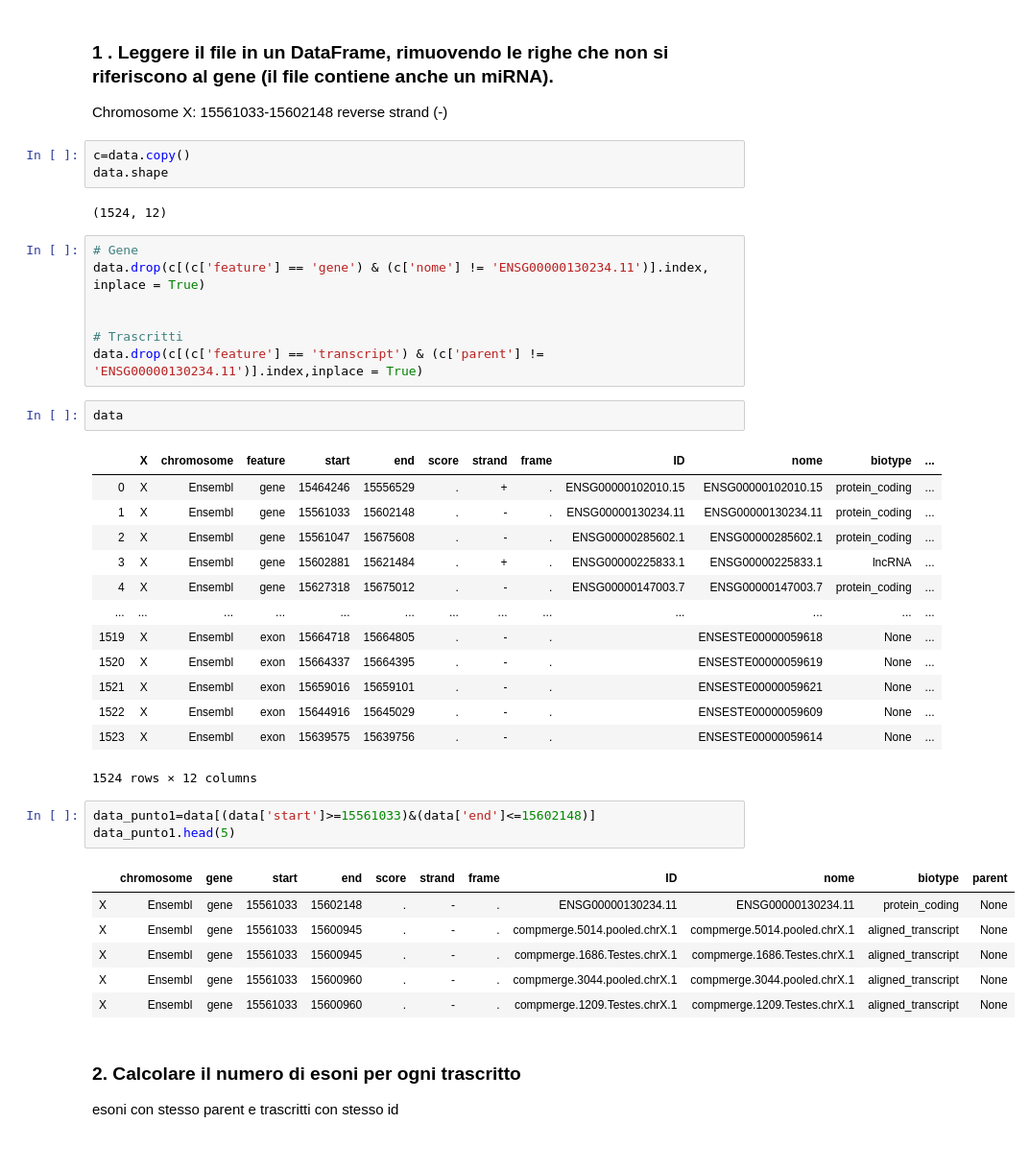
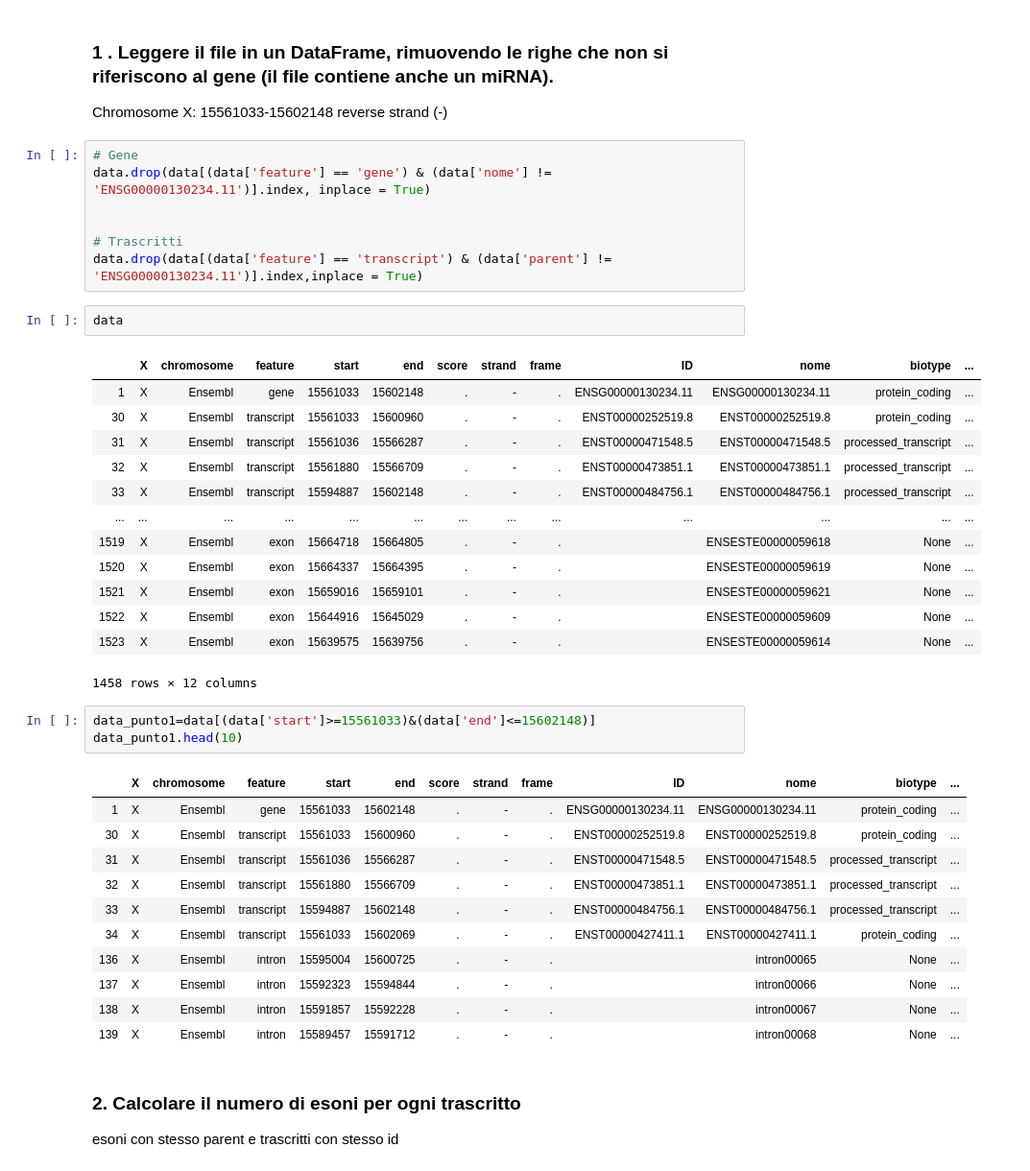
Before and after one commit to LorenzoMauri/ODE-and-GA-algorithms-covid19-applications, a Jupyter notebook: progettogdv.ipynb, the cells around one changed output. Shown at 96% size. Cells and saved outputs as stored; diff of their text form.

```diff
--- a/progettogdv.ipynb
+++ b/progettogdv.ipynb
@@ -60,44 +60,44 @@ data=data.drop(columns='attributes')
 # %% [markdown]
 ### 1 . Leggere il file in un DataFrame, rimuovendo le righe che non si riferiscono al gene (il file contiene anche un miRNA).
 Chromosome X: 15561033-15602148 reverse strand (-)
-# %%
-c=data.copy()
-data.shape
-# %% [output]
-(1524, 12)
 # %%
 # Gene
-data.drop(c[(c['feature'] == 'gene') & (c['nome'] != 'ENSG00000130234.11')].index, inplace = True)
+data.drop(data[(data['feature'] == 'gene') & (data['nome'] != 'ENSG00000130234.11')].index, inplace = True)
 
 
 # Trascritti
-data.drop(c[(c['feature'] == 'transcript') & (c['parent'] != 'ENSG00000130234.11')].index,inplace = True)
+data.drop(data[(data['feature'] == 'transcript') & (data['parent'] != 'ENSG00000130234.11')].index,inplace = True)
 # %%
 data
 # %% [output]
 |  | X | chromosome | feature | start | end | score | strand | frame | ID | nome | biotype | ... |
-| 0 | X | Ensembl | gene | 15464246 | 15556529 | . | + | . | ENSG00000102010.15 | ENSG00000102010.15 | protein_coding | ... |
 | 1 | X | Ensembl | gene | 15561033 | 15602148 | . | - | . | ENSG00000130234.11 | ENSG00000130234.11 | protein_coding | ... |
-| 2 | X | Ensembl | gene | 15561047 | 15675608 | . | - | . | ENSG00000285602.1 | ENSG00000285602.1 | protein_coding | ... |
-| 3 | X | Ensembl | gene | 15602881 | 15621484 | . | + | . | ENSG00000225833.1 | ENSG00000225833.1 | lncRNA | ... |
-| 4 | X | Ensembl | gene | 15627318 | 15675012 | . | - | . | ENSG00000147003.7 | ENSG00000147003.7 | protein_coding | ... |
+| 30 | X | Ensembl | transcript | 15561033 | 15600960 | . | - | . | ENST00000252519.8 | ENST00000252519.8 | protein_coding | ... |
+| 31 | X | Ensembl | transcript | 15561036 | 15566287 | . | - | . | ENST00000471548.5 | ENST00000471548.5 | processed_transcript | ... |
+| 32 | X | Ensembl | transcript | 15561880 | 15566709 | . | - | . | ENST00000473851.1 | ENST00000473851.1 | processed_transcript | ... |
+| 33 | X | Ensembl | transcript | 15594887 | 15602148 | . | - | . | ENST00000484756.1 | ENST00000484756.1 | processed_transcript | ... |
 | ... | ... | ... | ... | ... | ... | ... | ... | ... | ... | ... | ... | ... |
 | 1519 | X | Ensembl | exon | 15664718 | 15664805 | . | - | . |  | ENSESTE00000059618 | None | ... |
 | 1520 | X | Ensembl | exon | 15664337 | 15664395 | . | - | . |  | ENSESTE00000059619 | None | ... |
 | 1521 | X | Ensembl | exon | 15659016 | 15659101 | . | - | . |  | ENSESTE00000059621 | None | ... |
 | 1522 | X | Ensembl | exon | 15644916 | 15645029 | . | - | . |  | ENSESTE00000059609 | None | ... |
 | 1523 | X | Ensembl | exon | 15639575 | 15639756 | . | - | . |  | ENSESTE00000059614 | None | ... |
-1524 rows × 12 columns
+1458 rows × 12 columns
 # %%
 data_punto1=data[(data['start']>=15561033)&(data['end']<=15602148)]
-data_punto1.head(5)
+data_punto1.head(10)
 # %% [output]
-|  | chromosome | gene | start | end | score | strand | frame | ID | nome | biotype | parent |
-| X | Ensembl | gene | 15561033 | 15602148 | . | - | . | ENSG00000130234.11 | ENSG00000130234.11 | protein_coding | None |
-| X | Ensembl | gene | 15561033 | 15600945 | . | - | . | compmerge.5014.pooled.chrX.1 | compmerge.5014.pooled.chrX.1 | aligned_transcript | None |
-| X | Ensembl | gene | 15561033 | 15600945 | . | - | . | compmerge.1686.Testes.chrX.1 | compmerge.1686.Testes.chrX.1 | aligned_transcript | None |
-| X | Ensembl | gene | 15561033 | 15600960 | . | - | . | compmerge.3044.pooled.chrX.1 | compmerge.3044.pooled.chrX.1 | aligned_transcript | None |
-| X | Ensembl | gene | 15561033 | 15600960 | . | - | . | compmerge.1209.Testes.chrX.1 | compmerge.1209.Testes.chrX.1 | aligned_transcript | None |
+|  | X | chromosome | feature | start | end | score | strand | frame | ID | nome | biotype | ... |
+| 1 | X | Ensembl | gene | 15561033 | 15602148 | . | - | . | ENSG00000130234.11 | ENSG00000130234.11 | protein_coding | ... |
+| 30 | X | Ensembl | transcript | 15561033 | 15600960 | . | - | . | ENST00000252519.8 | ENST00000252519.8 | protein_coding | ... |
+| 31 | X | Ensembl | transcript | 15561036 | 15566287 | . | - | . | ENST00000471548.5 | ENST00000471548.5 | processed_transcript | ... |
+| 32 | X | Ensembl | transcript | 15561880 | 15566709 | . | - | . | ENST00000473851.1 | ENST00000473851.1 | processed_transcript | ... |
+| 33 | X | Ensembl | transcript | 15594887 | 15602148 | . | - | . | ENST00000484756.1 | ENST00000484756.1 | processed_transcript | ... |
+| 34 | X | Ensembl | transcript | 15561033 | 15602069 | . | - | . | ENST00000427411.1 | ENST00000427411.1 | protein_coding | ... |
+| 136 | X | Ensembl | intron | 15595004 | 15600725 | . | - | . |  | intron00065 | None | ... |
+| 137 | X | Ensembl | intron | 15592323 | 15594844 | . | - | . |  | intron00066 | None | ... |
+| 138 | X | Ensembl | intron | 15591857 | 15592228 | . | - | . |  | intron00067 | None | ... |
+| 139 | X | Ensembl | intron | 15589457 | 15591712 | . | - | . |  | intron00068 | None | ... |
 # %% [markdown]
 ### 2. Calcolare il numero di esoni per ogni trascritto
 
```
Also changed, not shown: parts of 8 cells of this notebook.
